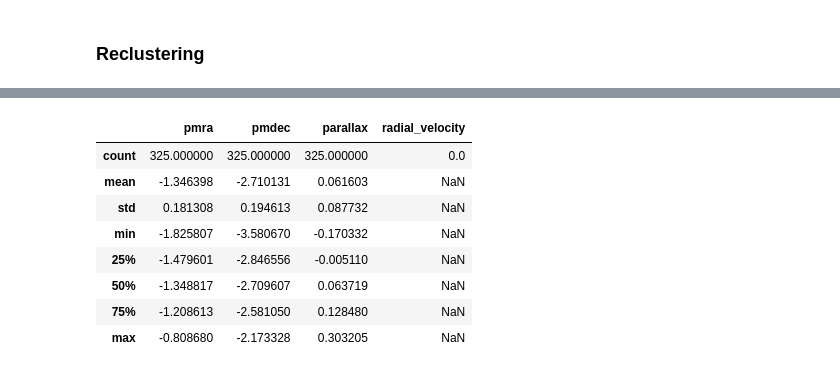
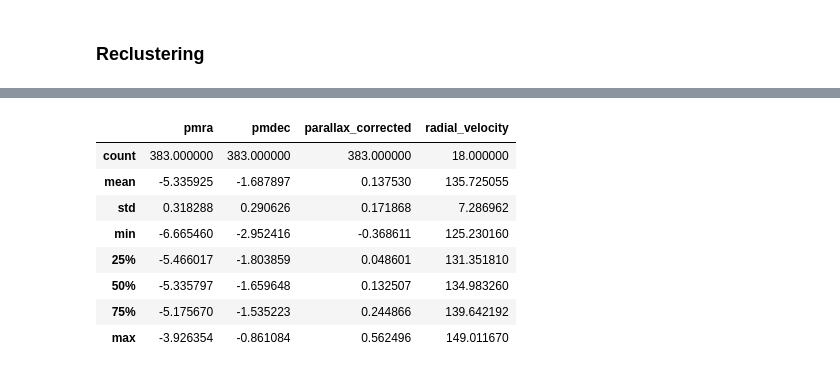
Before and after one commit to santhiperbolico/tfm-ucm-code, a Jupyter notebook: notebooks/Analisis_DR3.ipynb, the cells around one changed output, grey strips where cells are left out. Cells and saved outputs as stored; diff of their text form; code cells hidden in the pictures.

```diff
--- a/notebooks/Analisis_DR3.ipynb
+++ b/notebooks/Analisis_DR3.ipynb
@@ -119,7 +116,7 @@ df_clusters
 # %% [markdown]
 ## Resultados DR3
 # %%
-CLUSTER_NAME = "ngc 6388"
+CLUSTER_NAME = "ngc 5946"
 
 cluster = [cl for cl in SELECTED_CLUSTERS if cl.name == CLUSTER_NAME][0]
 project = load_project(cluster_name=cluster.name, project_id = os.getenv("PROJECT_ID"), bucket_name=os.getenv("BUCKET"),path=PATH)
@@ -265,16 +355,17 @@ fig, ax = project.plot_cluster(
 # %%
+project.clustering_results.set_main_label(1)
 gc = project.clustering_results.gc
-display(gc[["pmra", "pmdec", "parallax", "radial_velocity"]].describe())
+display(gc[["pmra", "pmdec", "parallax_corrected", "radial_velocity"]].describe())
 # %% [output]
-|  | pmra | pmdec | parallax | radial_velocity |
-| count | 325.000000 | 325.000000 | 325.000000 | 0.0 |
-| mean | -1.346398 | -2.710131 | 0.061603 | NaN |
-| std | 0.181308 | 0.194613 | 0.087732 | NaN |
-| min | -1.825807 | -3.580670 | -0.170332 | NaN |
-| 25% | -1.479601 | -2.846556 | -0.005110 | NaN |
-| 50% | -1.348817 | -2.709607 | 0.063719 | NaN |
-| 75% | -1.208613 | -2.581050 | 0.128480 | NaN |
-| max | -0.808680 | -2.173328 | 0.303205 | NaN |
+|  | pmra | pmdec | parallax_corrected | radial_velocity |
+| count | 383.000000 | 383.000000 | 383.000000 | 18.000000 |
+| mean | -5.335925 | -1.687897 | 0.137530 | 135.725055 |
+| std | 0.318288 | 0.290626 | 0.171868 | 7.286962 |
+| min | -6.665460 | -2.952416 | -0.368611 | 125.230160 |
+| 25% | -5.466017 | -1.803859 | 0.048601 | 131.351810 |
+| 50% | -5.335797 | -1.659648 | 0.132507 | 134.983260 |
+| 75% | -5.175670 | -1.535223 | 0.244866 | 139.642192 |
+| max | -3.926354 | -0.861084 | 0.562496 | 149.011670 |
 # %%
 project.save_project(to_zip=True)
 
```
Also changed, not shown: parts of 26 cells of this notebook, 1 other file.
